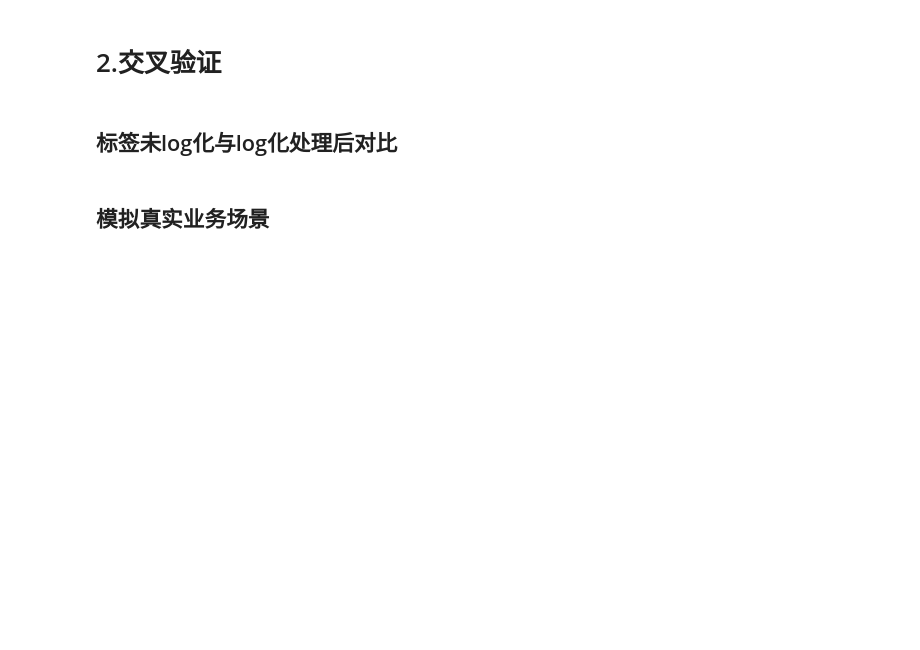
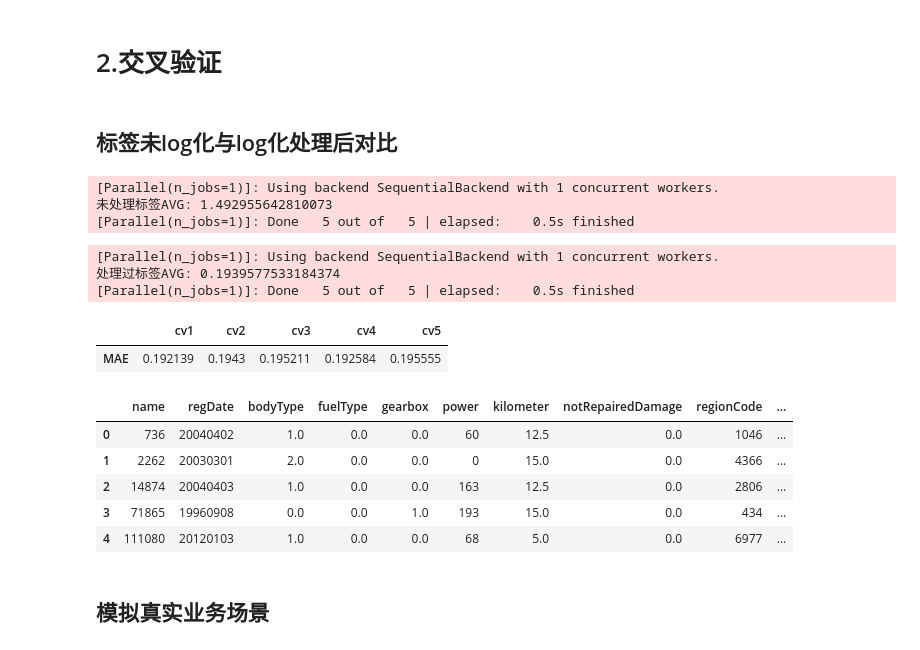
Before and after one commit to jelly-mazic/2HandCars, a Jupyter notebook: notebook/Datawhale-Task4建模调参.ipynb, the cells around one changed output. Saved outputs shown, nothing was run; the diff lists cells and outputs as text; code cells hidden in the pictures; blank space fills up the shorter version.

```diff
--- a/notebook/Datawhale-Task4建模调参.ipynb
+++ b/notebook/Datawhale-Task4建模调参.ipynb
@@ -12,3 +12,4 @@ import sys
 print(sys.executable)
 import pandas as pd
 import numpy as np
+pd.set_option('display.max_columns', None)
@@ -67,5 +77,5 @@ Train_data.columns
 # %%
 # 一种删除数据列的方式
-continuous_feature_names = [x for x in sample_feature.columns if x not in ['price','brand','model']]
+continuous_feature_names = [x for x in sample_feature.columns if x not in ['SaleID','price','brand','model']]
 # %%
 continuous_feature_names
@@ -157,17 +248,37 @@ def log_transfer(func):
 # %% [markdown]
 ## 标签未log化与log化处理后对比
 # %%
-# log_transfer的作用是将y与预测值y都进行log化, 这样做是统一
-scores = cross_val_score(model, X=train_X, y=train_y, verbose=1, cv = 5, scoring=make_scorer(log_transfer(mean_absolute_error)))
-print('未处理标签AVG:', np.mean(scores))
+# log_transfer的作用是将y与预测值y都进行log化, 这样做为的是和下面lg处理后的score保持一致。都是在lg的维度下计算。
+scores_n = cross_val_score(model, X=train_X, y=train_y, verbose=1, cv = 5, scoring=make_scorer(log_transfer(mean_absolute_error)))
+print('未处理标签AVG:', np.mean(scores_n))
+# %% [output]
+[Parallel(n_jobs=1)]: Using backend SequentialBackend with 1 concurrent workers.
+未处理标签AVG: 1.492955642810073
+[Parallel(n_jobs=1)]: Done   5 out of   5 | elapsed:    0.5s finished
 # %%
 scores = cross_val_score(model, X=train_X, y=train_y_ln, verbose=1, cv = 5, scoring=make_scorer(mean_absolute_error))
 print('处理过标签AVG:', np.mean(scores))
+# %% [output]
+[Parallel(n_jobs=1)]: Using backend SequentialBackend with 1 concurrent workers.
+处理过标签AVG: 0.1939577533184374
+[Parallel(n_jobs=1)]: Done   5 out of   5 | elapsed:    0.5s finished
 # %%
 scores = pd.DataFrame(scores.reshape(1,-1))
 scores.columns = ['cv' + str(x) for x in range(1, 6)]
 scores.index = ['MAE']
 scores
+# %% [output]
+|  | cv1 | cv2 | cv3 | cv4 | cv5 |
+| MAE | 0.192139 | 0.1943 | 0.195211 | 0.192584 | 0.195555 |
+# %%
+train_X.head()
+# %% [output]
+|  | name | regDate | bodyType | fuelType | gearbox | power | kilometer | notRepairedDamage | regionCode | ... |
+| 0 | 736 | 20040402 | 1.0 | 0.0 | 0.0 | 60 | 12.5 | 0.0 | 1046 | ... |
+| 1 | 2262 | 20030301 | 2.0 | 0.0 | 0.0 | 0 | 15.0 | 0.0 | 4366 | ... |
+| 2 | 14874 | 20040403 | 1.0 | 0.0 | 0.0 | 163 | 12.5 | 0.0 | 2806 | ... |
+| 3 | 71865 | 19960908 | 0.0 | 0.0 | 1.0 | 193 | 15.0 | 0.0 | 434 | ... |
+| 4 | 111080 | 20120103 | 1.0 | 0.0 | 0.0 | 68 | 5.0 | 0.0 | 6977 | ... |
 # %% [markdown]
 ## 模拟真实业务场景
 # %%
```
Also changed, not shown: parts of 14 cells of this notebook, 3 other files.
